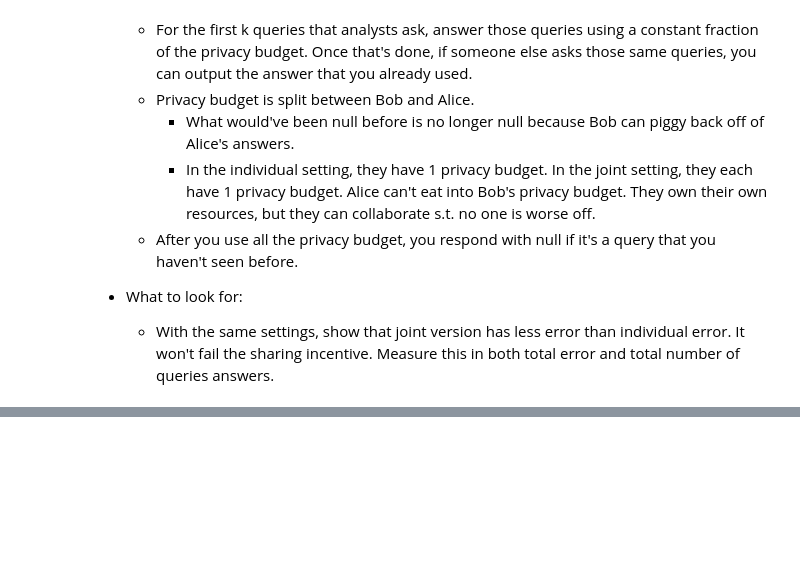
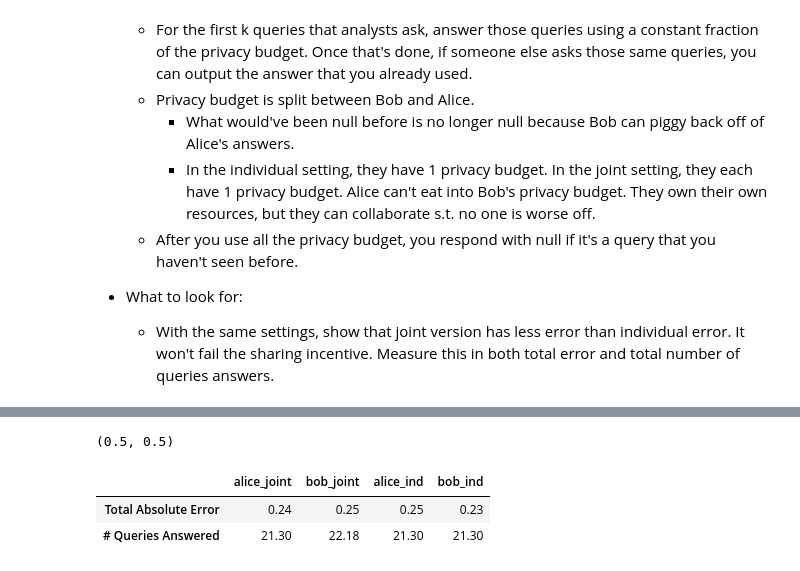
Before and after one commit to yikai-wu/Multi-Analyst-DP, a Jupyter notebook: src/pmw/run_until_failure_pmw2.ipynb, the cells around one changed output, grey strips where cells are left out. Saved outputs shown, nothing was run; the diff lists cells and outputs as text; code cells hidden in the pictures; blank space fills up the shorter version.

Commit message:
add cache and reuse for scenario 1

```diff
--- a/src/pmw/run_until_failure_pmw2.ipynb
+++ b/src/pmw/run_until_failure_pmw2.ipynb
@@ -665,0 +676,22 @@ Moreover, the analyst that has their query stretched out actually ends up with l
+# %%
+query = np.random.randint(2, size=(11,8))[0]
+storage = {}
+
+def cache(query, storage, ans, error):
+    """caches query into a dictionary with values of (ans, error)"""
+    storage[np.array2string(query)] = (ans, error)
+    return storage
+
+def is_reusable(query, storage):
+    return np.array2string(query) in storage
+
+def reuse(query, storage):
+    """returns (ans, error)"""
+    return storage[np.array2string(query)]
+
+
+cache(query, storage, 0.5, 0.5)
+is_reusable(query, storage)
+reuse(query, storage)
+# %% [output]
+(0.5, 0.5)
@@ -665,0 +760,35 @@ Moreover, the analyst that has their query stretched out actually ends up with l
+# %%
+trials = 300
+
+num_q_unanswered = dict.fromkeys(['alice_joint', 'bob_joint', 'alice_ind', 'bob_ind'], 0)
+abs_error_dict = dict.fromkeys(['alice_joint', 'bob_joint', 'alice_ind', 'bob_ind'], 0)
+
+for i in range(trials):
+    s1random_array = np.random.randint(2, size=(25,4))
+    s1alice_q = np.hstack((s1random_array, s1zero_array))
+    s1bob_q = np.hstack((s1zero_array, s1random_array))
+
+    s1_cr_ab = cache_and_reuse(np.vstack((s1alice_q, s1bob_q)), x_small, eps=2, k=10, analyst_labels=['Alice'] * 25 + ['Bob'] * 25)
+    num_q_unanswered['alice_joint'] += (~s1_cr_ab[s1_cr_ab.analyst=='Alice'].isNa).sum()
+    num_q_unanswered['bob_joint'] += (~s1_cr_ab[s1_cr_ab.analyst=='Bob'].isNa).sum()
+    abs_error_dict['alice_joint'] += s1_cr_ab[s1_cr_ab.analyst=='Alice'].abs_error.sum()
+    abs_error_dict['bob_joint'] += s1_cr_ab[s1_cr_ab.analyst=='Bob'].abs_error.sum()
+
+    s1_cr_a = cache_and_reuse(s1alice_q, x_small, eps=2, k=10, analyst_labels=['Alice'] * 25)
+    num_q_unanswered['alice_ind'] += (~s1_cr_a.isNa).sum()
+    abs_error_dict['alice_ind'] += s1_cr_a.abs_error.sum()
+
+    s1_cr_b = cache_and_reuse(s1bob_q, x_small, eps=2, k=10, analyst_labels=['Bob'] * 25)
+    num_q_unanswered['bob_ind'] += (~s1_cr_b.isNa).sum()
+    abs_error_dict['bob_ind'] += s1_cr_b.abs_error.sum()
+
+
+avg_q_ans = {k: v / trials for k, v in num_q_unanswered.items()}
+avg_abs_error = {k: round(v / trials, 2) for k, v in abs_error_dict.items()}
+
+#visualization
+pd.DataFrame([avg_abs_error, avg_q_ans], index=['Total Absolute Error', '# Queries Answered'])
+# %% [output]
+|  | alice_joint | bob_joint | alice_ind | bob_ind |
+| Total Absolute Error | 0.24 | 0.25 | 0.25 | 0.23 |
+| # Queries Answered | 21.30 | 22.18 | 21.30 | 21.30 |
```
Also changed, not shown: parts of 15 cells of this notebook.
